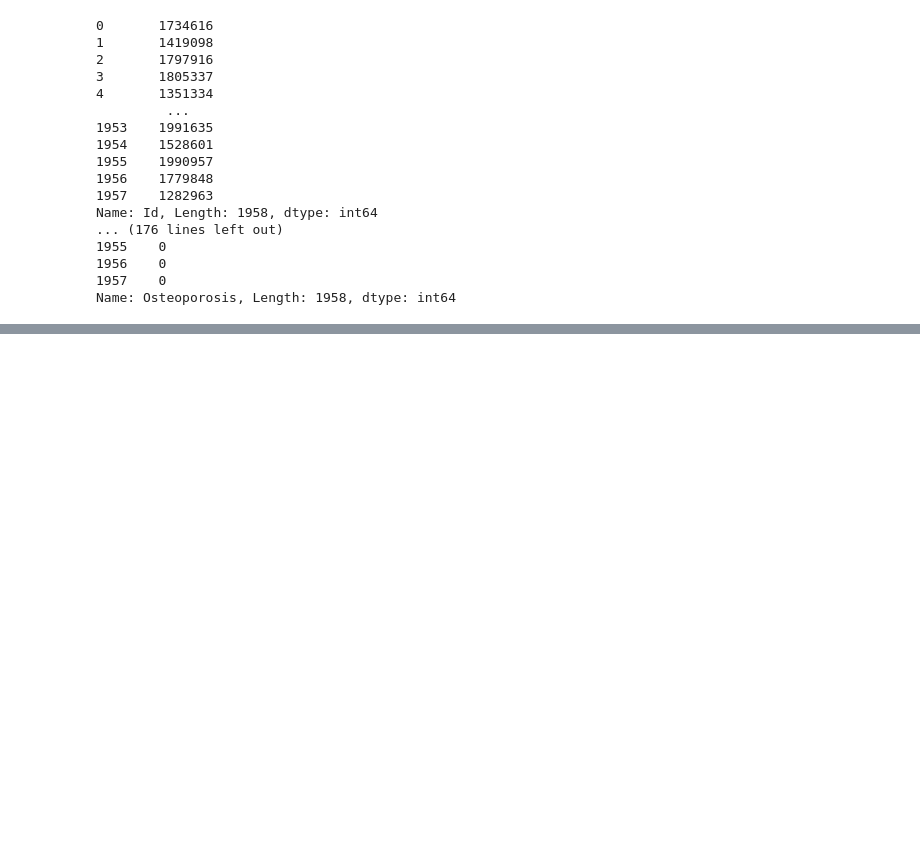
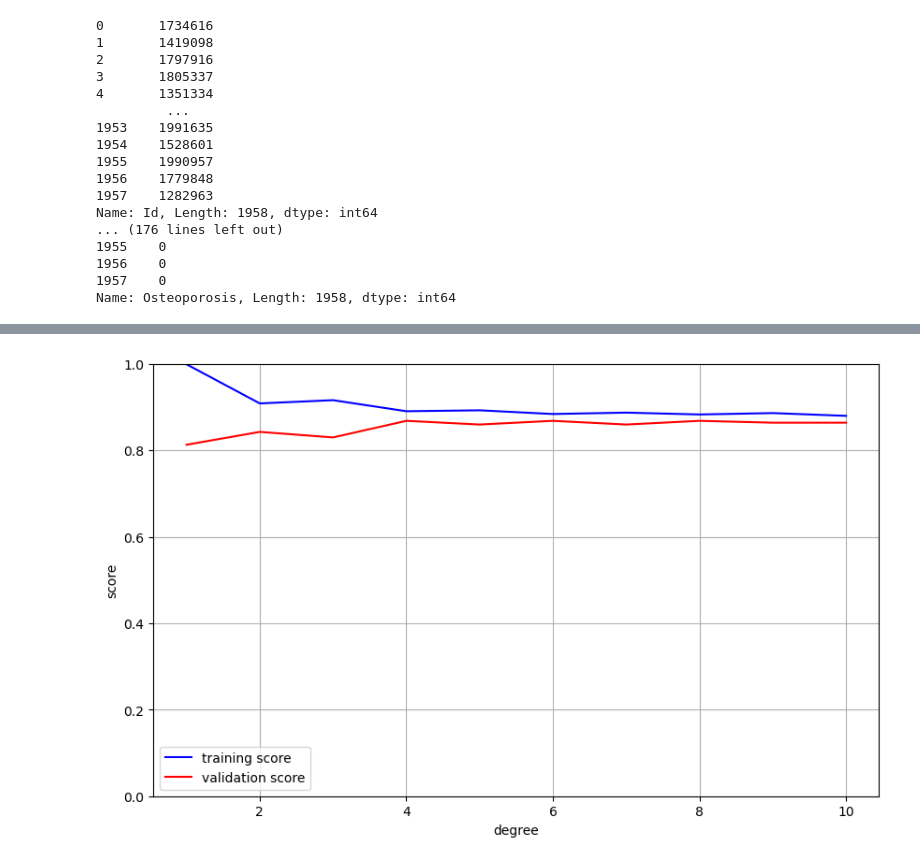
Before and after one commit to brandonsl23/Osteoporosis-Prediction-, a Jupyter notebook: Osteoporosis Prediction .ipynb, the cells around one changed output, grey strips where cells are left out. Cells and saved outputs as stored; diff of their text form; code cells hidden in the pictures; blank space fills up the shorter version.

Commit message:
New data, basically 80% done!

```diff
--- a/Osteoporosis Prediction .ipynb
+++ b/Osteoporosis Prediction .ipynb
@@ -54,3 +64,6 @@ Name: Id, Length: 1958, dtype: int64
 1956    0
 1957    0
 Name: Osteoporosis, Length: 1958, dtype: int64
+# %%
+osteo.drop('Id', axis=1, inplace=True) #we dont need the patient id's when figuring out if someone has osteoporosis
+osteo.head()
@@ -56,0 +120,23 @@ Name: Osteoporosis, Length: 1958, dtype: int64
+# %%
+#train the data!
+features_x = osteo.drop('Osteoporosis', axis=1)
+target_y = osteo['Osteoporosis']
+
+x_train, x_test, y_train, y_test = train_test_split(features_x, target_y, test_size = 0.4, random_state=1)
+# %%
+#validation curves
+##validation curve code
+
+degree = np.arange(1,11)
+train_score, val_score = validation_curve(KNeighborsClassifier(), x_train, y_train, param_name="n_neighbors", param_range = degree, cv = 5)
+
+plt.figure(figsize=(10,6))
+plt.plot(degree, np.median(train_score,1), color='blue', label='training score')
+plt.plot(degree, np.median(val_score,1), color='red', label='validation score')
+plt.legend(loc='best')
+plt.ylim(0,1)
+plt.xlabel('degree')
+plt.ylabel('score')
+plt.grid(True)
+# %% [output]
+[figure, added]
```
Also changed, not shown: parts of 6 cells of this notebook.
